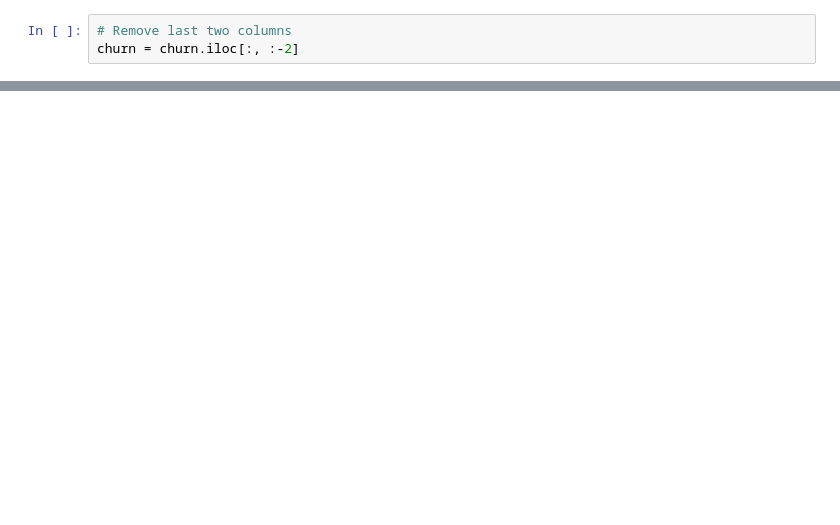
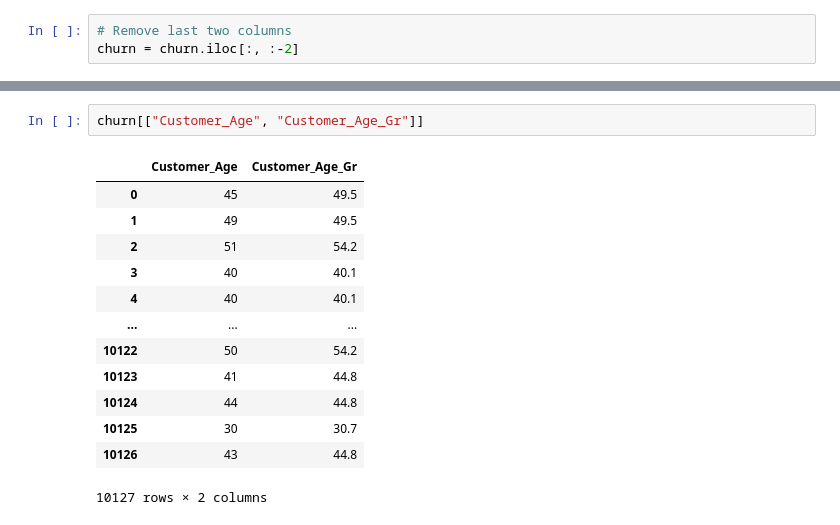
Before and after one commit to ej768/credit_card_customer_churn, a Jupyter notebook: preprocessing_exploration.ipynb, the cells around one changed output, grey strips where cells are left out. Saved outputs shown, nothing was run; the diff lists cells and outputs as text; blank space fills up the shorter version.

```diff
--- a/preprocessing_exploration.ipynb
+++ b/preprocessing_exploration.ipynb
@@ -27,3 +159,19 @@ churn.describe()
 | 50% | 7.179264e+08 | 46.000000 | 2.000000 | 36.000000 | 4.000000 | 2.000000 | ... |
 | 75% | 7.731435e+08 | 52.000000 | 3.000000 | 40.000000 | 5.000000 | 3.000000 | ... |
 | max | 8.283431e+08 | 73.000000 | 5.000000 | 56.000000 | 6.000000 | 6.000000 | ... |
+# %%
+churn[["Customer_Age", "Customer_Age_Gr"]]
+# %% [output]
+|  | Customer_Age | Customer_Age_Gr |
+| 0 | 45 | 49.5 |
+| 1 | 49 | 49.5 |
+| 2 | 51 | 54.2 |
+| 3 | 40 | 40.1 |
+| 4 | 40 | 40.1 |
+| ... | ... | ... |
+| 10122 | 50 | 54.2 |
+| 10123 | 41 | 44.8 |
+| 10124 | 44 | 44.8 |
+| 10125 | 30 | 30.7 |
+| 10126 | 43 | 44.8 |
+10127 rows × 2 columns
```
Also changed, not shown: parts of 9 cells of this notebook.
